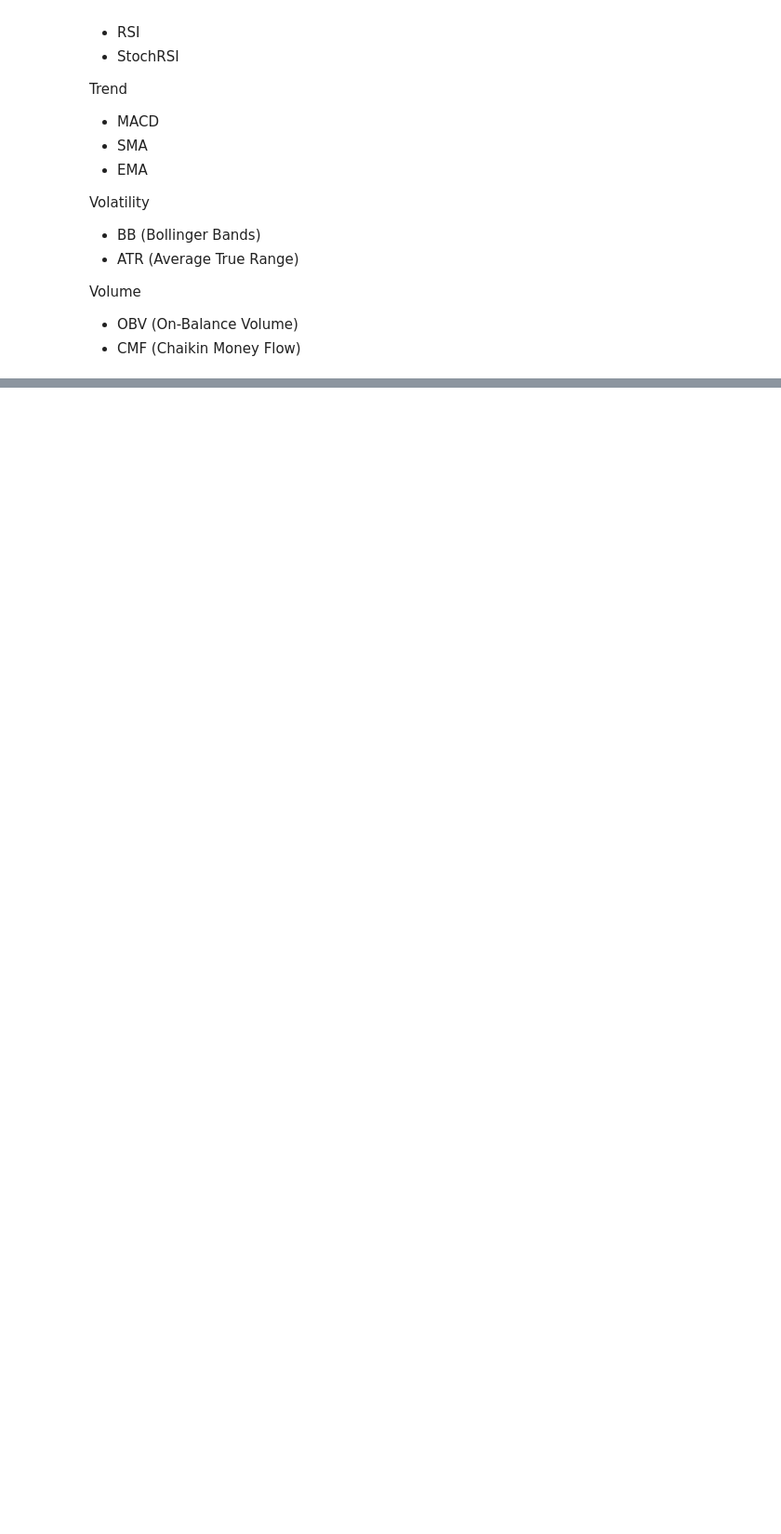
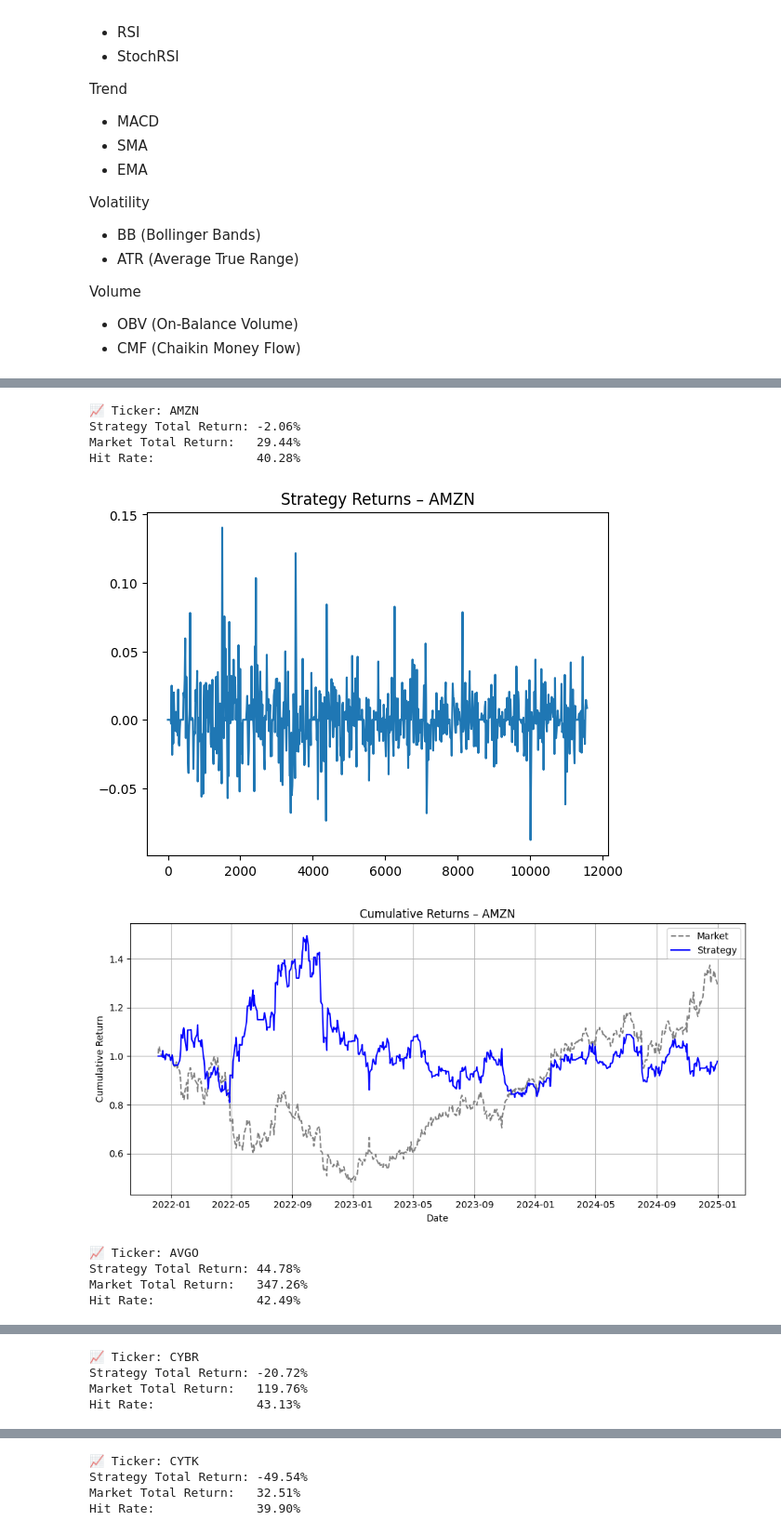
Before and after one commit to HellCatCruiser/AgenticTrader, a Jupyter notebook: data_cleaning/data_engineering.ipynb, the cells around one changed output, grey strips where cells are left out. Shown at 93% size. Cells and saved outputs as stored; diff of their text form; code cells hidden in the pictures; blank space fills up the shorter version.

```diff
--- a/data_cleaning/data_engineering.ipynb
+++ b/data_cleaning/data_engineering.ipynb
@@ -174,0 +519,3 @@ def add_features(df):
+# %%
+df_labeled.columns.name = "Features"
+print(df_labeled.columns)
@@ -174,0 +583,13 @@ def add_features(df):
+# %%
+backtest_vs_market(df_labeled)
+# %% [output]
+📈 Ticker: AMZN
+Strategy Total Return: -2.06%
+Market Total Return:   29.44%
+Hit Rate:              40.28%
+[figure, added]
+[figure, added]
+📈 Ticker: AVGO
+Strategy Total Return: 44.78%
+Market Total Return:   347.26%
+Hit Rate:              42.49%
@@ -174,0 +598,4 @@ def add_features(df):
+📈 Ticker: CYBR
+Strategy Total Return: -20.72%
+Market Total Return:   119.76%
+Hit Rate:              43.13%
@@ -174,0 +604,4 @@ def add_features(df):
+📈 Ticker: CYTK
+Strategy Total Return: -49.54%
+Market Total Return:   32.51%
+Hit Rate:              39.90%
```
Also changed, not shown: parts of 21 cells of this notebook, 1 other file.
